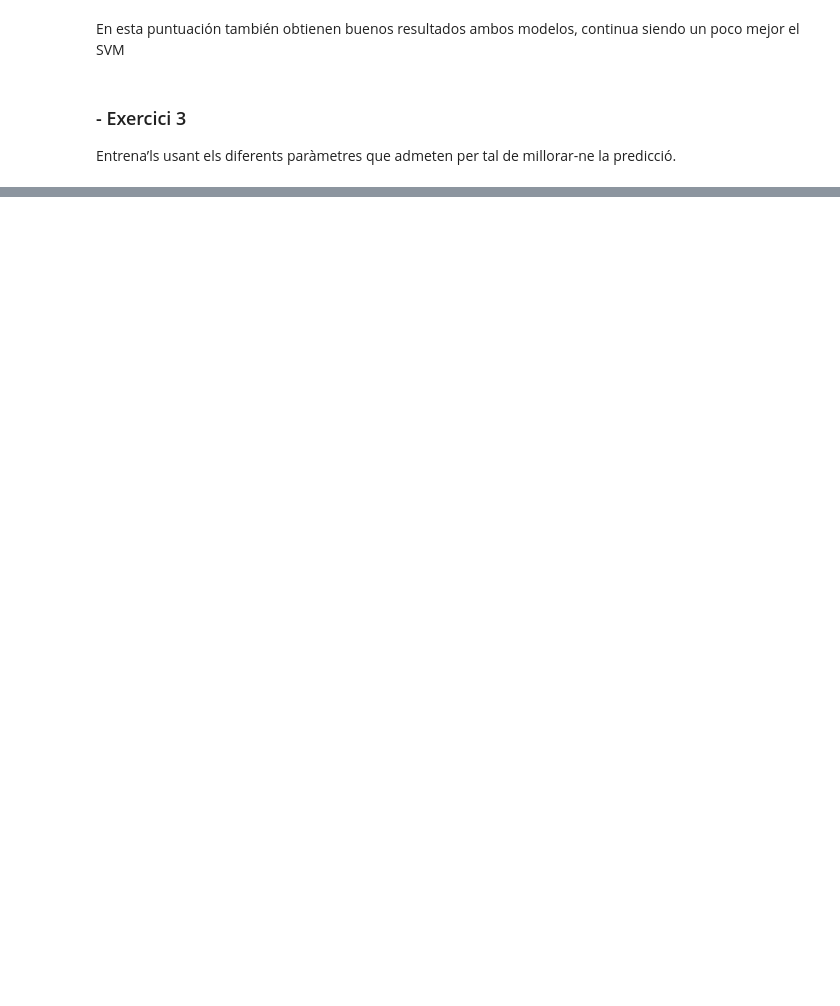
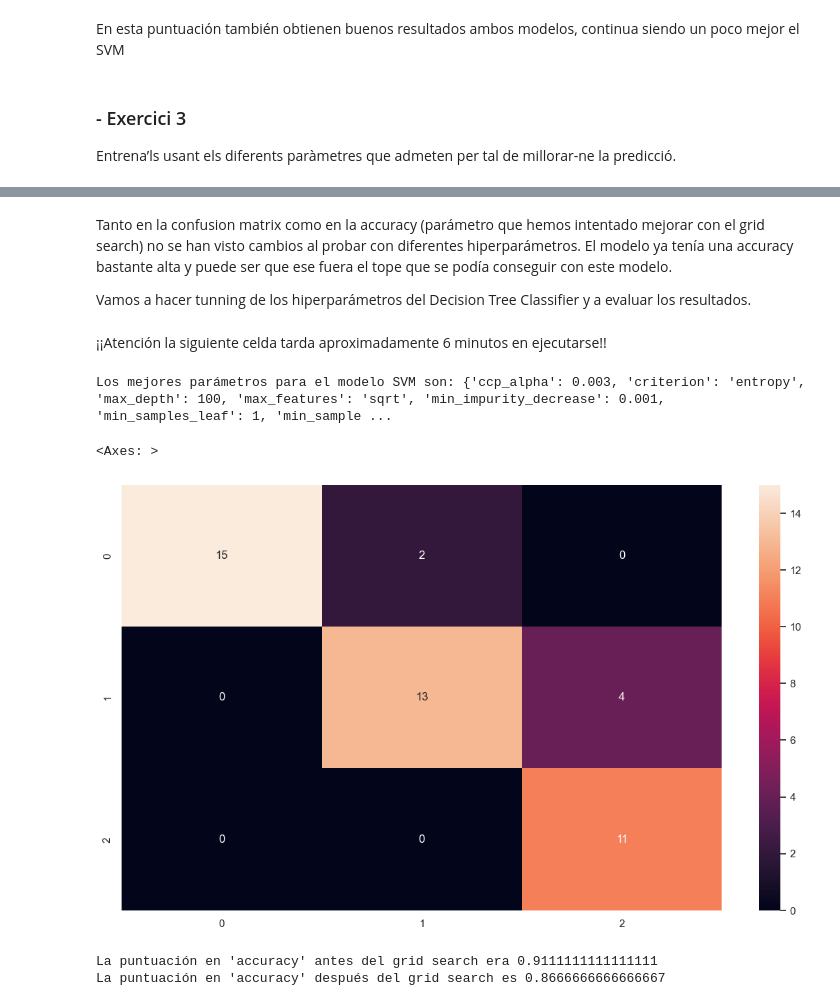
Before and after one commit to maribelseara/ML_classification, a Jupyter notebook: ml_classification.ipynb, the cells around one changed output, grey strips where cells are left out. Saved outputs shown, nothing was run; the diff lists cells and outputs as text; code cells hidden in the pictures; blank space fills up the shorter version.

```diff
--- a/ml_classification.ipynb
+++ b/ml_classification.ipynb
@@ -322,0 +337,5 @@ Entrena’ls usant els diferents paràmetres que admeten per tal de millorar-ne
+# %%
+grid_search_svm=GridSearchCV(estimator=svm.SVC(), param_grid=params_svm,scoring='accuracy')
+grid_search_svm.fit(X_train, y_train)
+best_params_svm=grid_search_svm.best_params_
+print("Los mejores parámetros para el modelo SVM son:", best_params_svm)
@@ -322,0 +359,39 @@ Entrena’ls usant els diferents paràmetres que admeten per tal de millorar-ne
+# %% [markdown]
+Tanto en la confusion matrix como en la accuracy (parámetro que hemos intentado mejorar con el grid search) no se han visto cambios al probar con diferentes hiperparámetros. El modelo ya tenía una accuracy bastante alta y puede ser que ese fuera el tope que se podía conseguir con este modelo.
+
+Vamos a hacer tunning de los hiperparámetros del Decision Tree Classifier y a evaluar los resultados.
+# %%
+params_tree={
+    'criterion' : ['gini', 'entropy', 'log_loss'],
+    'splitter' : ['best', 'random'],
+    'max_depth' : [None, 10, 50, 100],
+    'min_samples_split': list(np.arange(2, 5, 1)),
+    'min_samples_leaf' : list(np.arange(1, 5, 1)),
+    'max_features' : [None, 'sqrt', 'log2'],
+    'min_impurity_decrease' : list(np.arange(0, 0.005, 0.001)),
+    'ccp_alpha' : list(np.arange(0, 0.005, 0.001))
+}
+# %% [markdown]
+¡¡Atención la siguiente celda tarda aproximadamente 6 minutos en ejecutarse!!
+# %%
+grid_search_tree=GridSearchCV(estimator=DecisionTreeClassifier(), param_grid=params_tree,scoring='accuracy')
+grid_search_tree.fit(X_train, y_train)
+best_params_tree=grid_search_tree.best_params_
+print("Los mejores parámetros para el modelo SVM son:", best_params_tree)
+# %% [output]
+Los mejores parámetros para el modelo SVM son: {'ccp_alpha': 0.003, 'criterion': 'entropy', 'max_depth': 100, 'max_features': 'sqrt', 'min_impurity_decrease': 0.001, 'min_samples_leaf': 1, 'min_sample ...
+# %%
+y_pred_best_tree=grid_search_tree.best_estimator_.predict(X_test)
+# %%
+cm_best_tree=confusion_matrix(y_test, y_pred_best_tree, labels=grid_search_tree.classes_)
+sns.heatmap(cm_best_tree, annot=True)
+# %% [output]
+<Axes: >
+[figure, added]
+# %%
+acc_score_best_tree=accuracy_score(y_test, y_pred_best_tree)
+print("La puntuación en 'accuracy' antes del grid search era", acc_score_tree)
+print("La puntuación en 'accuracy' después del grid search es", acc_score_best_tree)
+# %% [output]
+La puntuación en 'accuracy' antes del grid search era 0.9111111111111111
+La puntuación en 'accuracy' después del grid search es 0.8666666666666667
```
Also changed, not shown: parts of 40 cells of this notebook.
